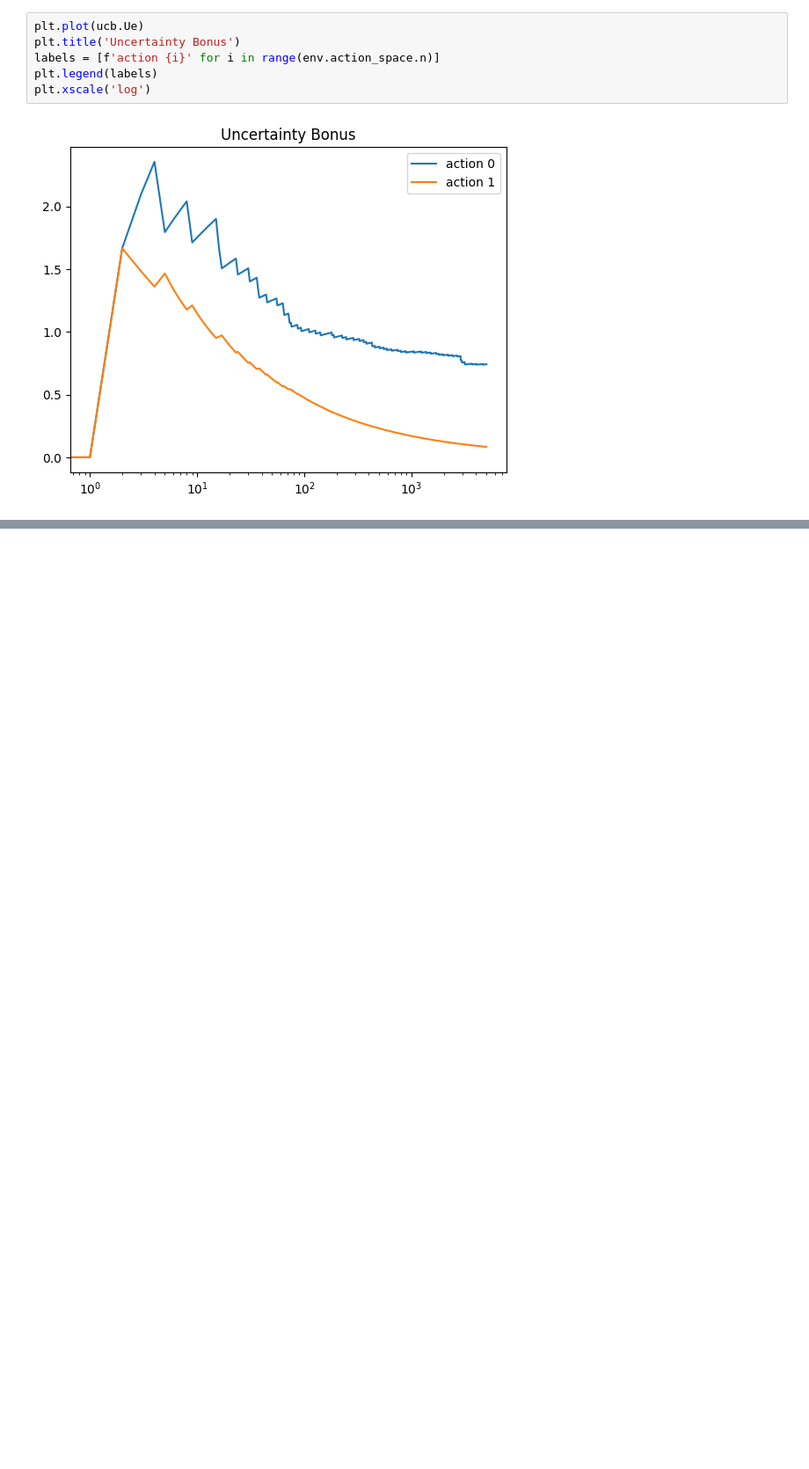
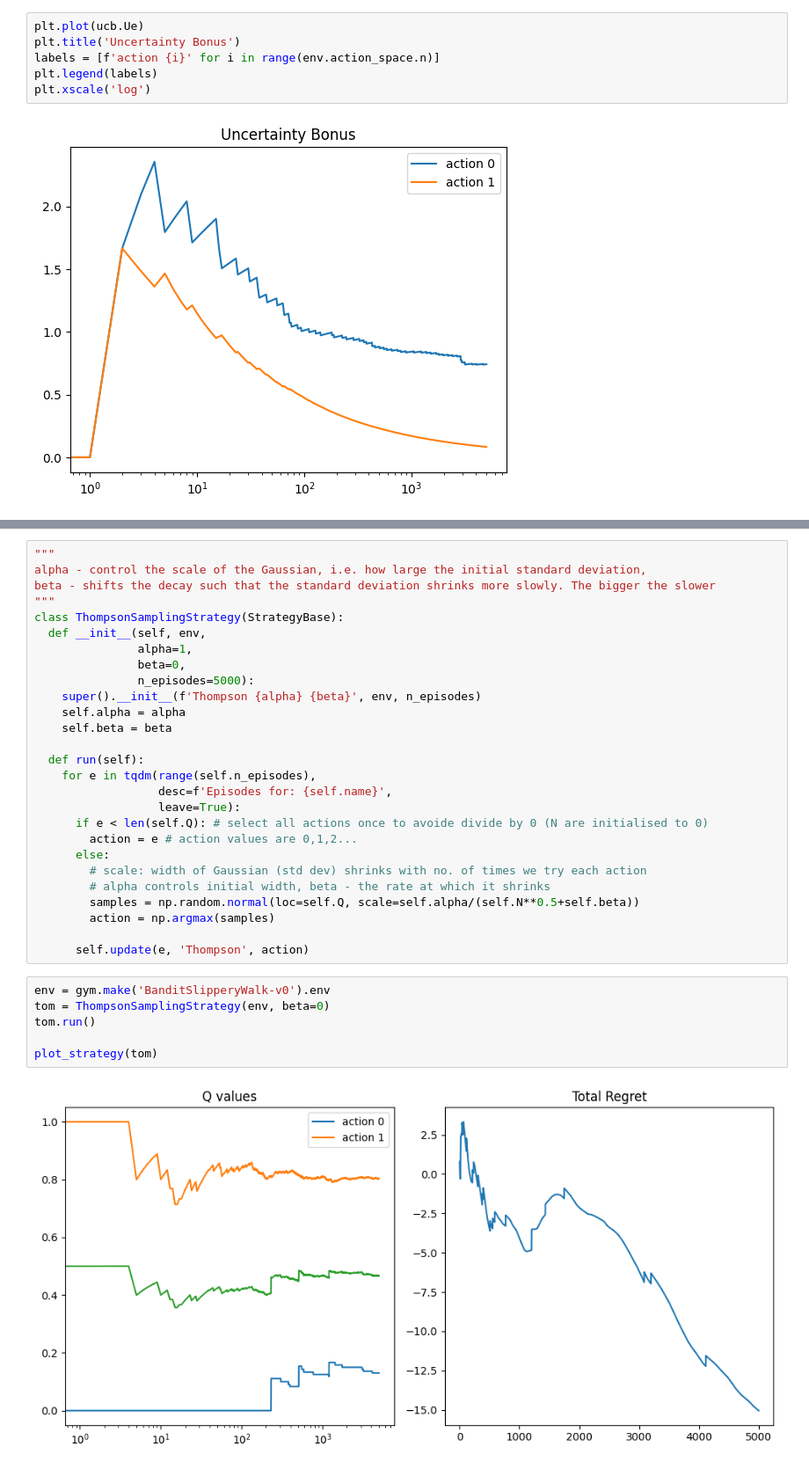
Before and after one commit to romenlaw/RL-playground, a Jupyter notebook: rl_playground.ipynb, the cells around one changed output, grey strips where cells are left out. Shown at 88% size. Cells and saved outputs as stored; diff of their text form; blank space fills up the shorter version.

Commit message:
done Thompson Sampling

```diff
--- a/rl_playground.ipynb
+++ b/rl_playground.ipynb
@@ -944,0 +953,35 @@ plt.xscale('log')
+# %%
+"""
+alpha - control the scale of the Gaussian, i.e. how large the initial standard deviation,
+beta - shifts the decay such that the standard deviation shrinks more slowly. The bigger the slower
+"""
+class ThompsonSamplingStrategy(StrategyBase):
+  def __init__(self, env,
+               alpha=1,
+               beta=0,
+               n_episodes=5000):
+    super().__init__(f'Thompson {alpha} {beta}', env, n_episodes)
+    self.alpha = alpha
+    self.beta = beta
+
+  def run(self):
+    for e in tqdm(range(self.n_episodes),
+                  desc=f'Episodes for: {self.name}',
+                  leave=True):
+      if e < len(self.Q): # select all actions once to avoide divide by 0 (N are initialised to 0)
+        action = e # action values are 0,1,2...
+      else:
+        # scale: width of Gaussian (std dev) shrinks with no. of times we try each action
+        # alpha controls initial width, beta - the rate at which it shrinks
+        samples = np.random.normal(loc=self.Q, scale=self.alpha/(self.N**0.5+self.beta))
+        action = np.argmax(samples)
+
+      self.update(e, 'Thompson', action)
+# %%
+env = gym.make('BanditSlipperyWalk-v0').env
+tom = ThompsonSamplingStrategy(env, beta=0)
+tom.run()
+
+plot_strategy(tom)
+# %% [output]
+[figure, added]
```
Also changed, not shown: parts of 2 cells of this notebook.
